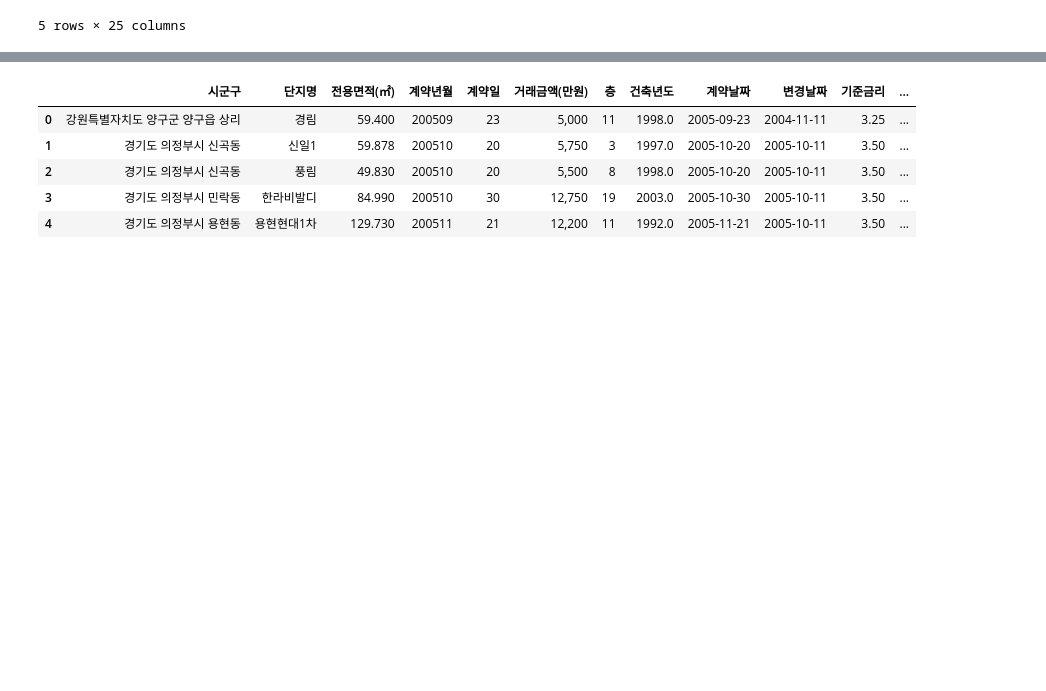
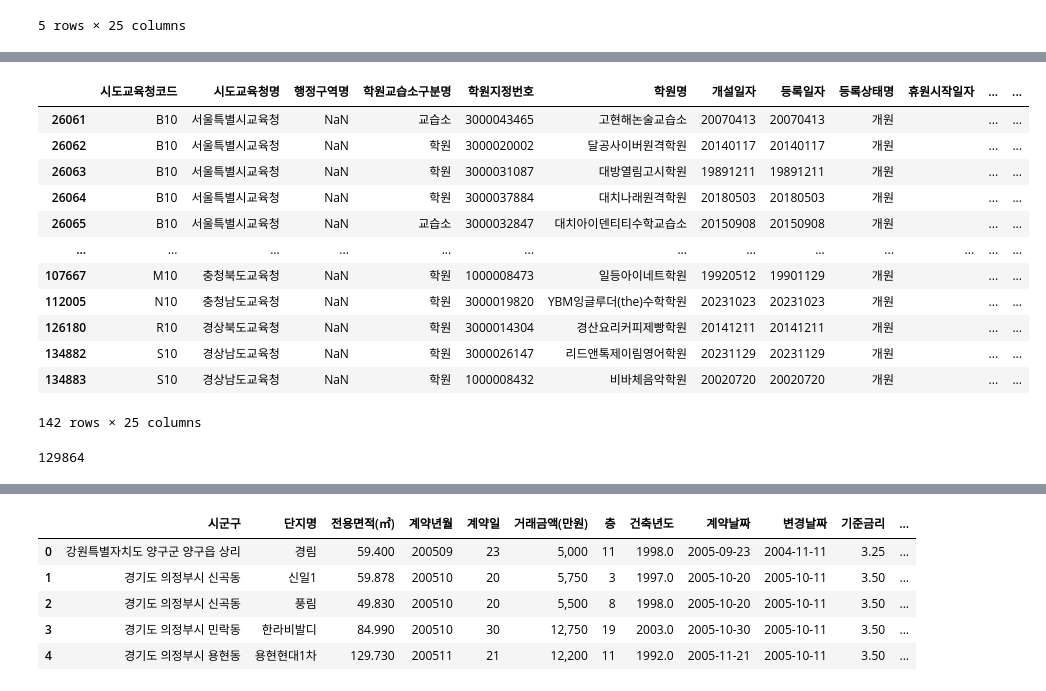
Before and after one commit to namolee/fintech_service, a Jupyter notebook: 대용량_파일처리.ipynb, the cells around one changed output, grey strips where cells are left out. Saved outputs shown, nothing was run; the diff lists cells and outputs as text; code cells hidden in the pictures; blank space fills up the shorter version.

```diff
--- a/대용량_파일처리.ipynb
+++ b/대용량_파일처리.ipynb
@@ -427,0 +385,22 @@ print(apt_data[['시군구', '학원수', '시도교육청명']].head())
+# %%
+nan_rows = academy_data[academy_data['행정구역명'].isna()]
+nan_rows
+# %% [output]
+|  | 시도교육청코드 | 시도교육청명 | 행정구역명 | 학원교습소구분명 | 학원지정번호 | 학원명 | 개설일자 | 등록일자 | 등록상태명 | 휴원시작일자 | ... | ... |
+| 26061 | B10 | 서울특별시교육청 | NaN | 교습소 | 3000043465 | 고현해논술교습소 | 20070413 | 20070413 | 개원 |  | ... | ... |
+| 26062 | B10 | 서울특별시교육청 | NaN | 학원 | 3000020002 | 달공사이버원격학원 | 20140117 | 20140117 | 개원 |  | ... | ... |
+| 26063 | B10 | 서울특별시교육청 | NaN | 학원 | 3000031087 | 대방열림고시학원 | 19891211 | 19891211 | 개원 |  | ... | ... |
+| 26064 | B10 | 서울특별시교육청 | NaN | 학원 | 3000037884 | 대치나래원격학원 | 20180503 | 20180503 | 개원 |  | ... | ... |
+| 26065 | B10 | 서울특별시교육청 | NaN | 교습소 | 3000032847 | 대치아이덴티티수학교습소 | 20150908 | 20150908 | 개원 |  | ... | ... |
+| ... | ... | ... | ... | ... | ... | ... | ... | ... | ... | ... | ... | ... |
+| 107667 | M10 | 충청북도교육청 | NaN | 학원 | 1000008473 | 일등아이네트학원 | 19920512 | 19901129 | 개원 |  | ... | ... |
+| 112005 | N10 | 충청남도교육청 | NaN | 학원 | 3000019820 | YBM잉글루더(the)수학학원 | 20231023 | 20231023 | 개원 |  | ... | ... |
+| 126180 | R10 | 경상북도교육청 | NaN | 학원 | 3000014304 | 경산요리커피제빵학원 | 20141211 | 20141211 | 개원 |  | ... | ... |
+| 134882 | S10 | 경상남도교육청 | NaN | 학원 | 3000026147 | 리드앤톡제이림영어학원 | 20231129 | 20231129 | 개원 |  | ... | ... |
+| 134883 | S10 | 경상남도교육청 | NaN | 학원 | 1000008432 | 비바체음악학원 | 20020720 | 20020720 | 개원 |  | ... | ... |
+142 rows × 25 columns
+# %%
+count = academy_data[academy_data['행정구역명'].fillna('').str.endswith(('구', '시'))].shape[0]
+print(count)
+# %% [output]
+129864
```
Also changed, not shown: parts of 38 cells of this notebook, 1 other file.
